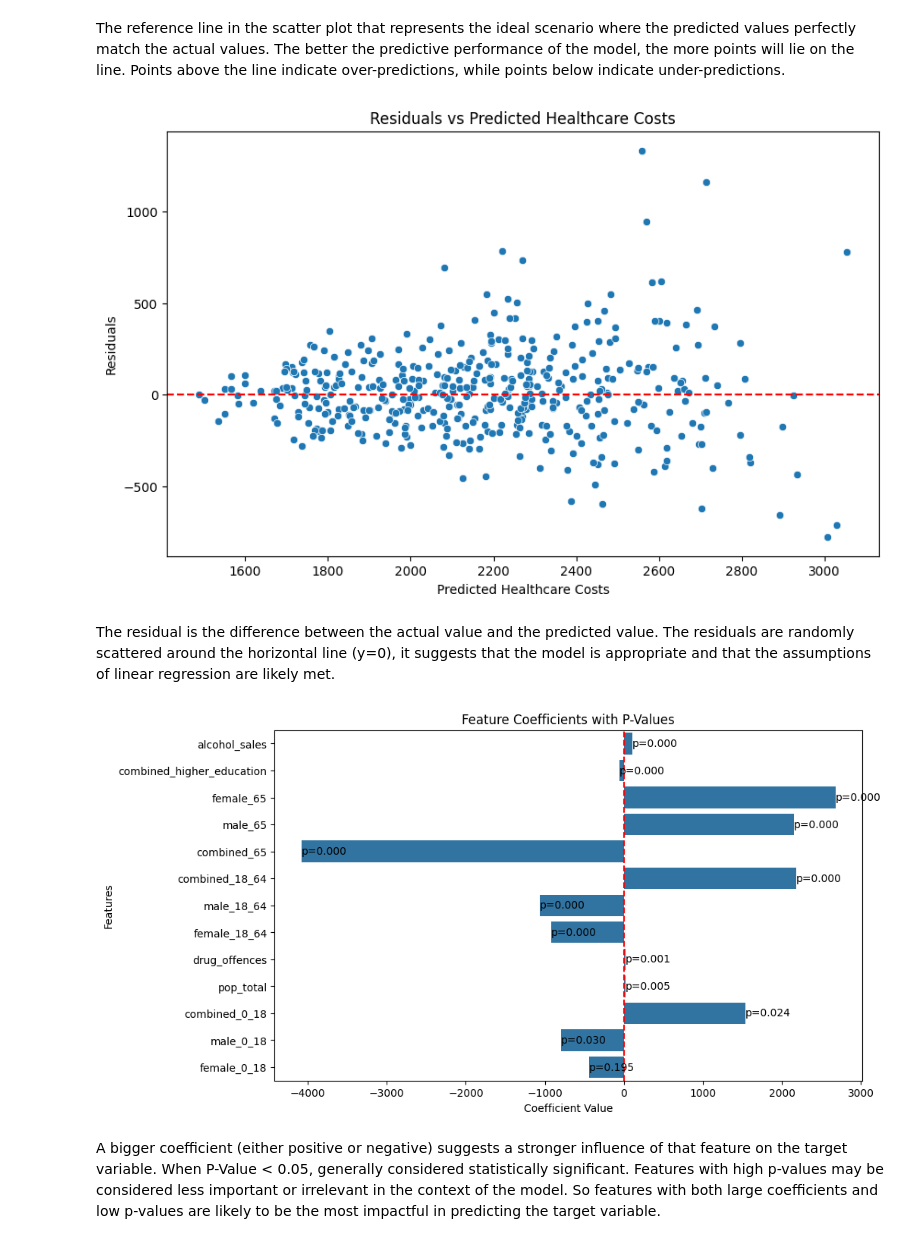
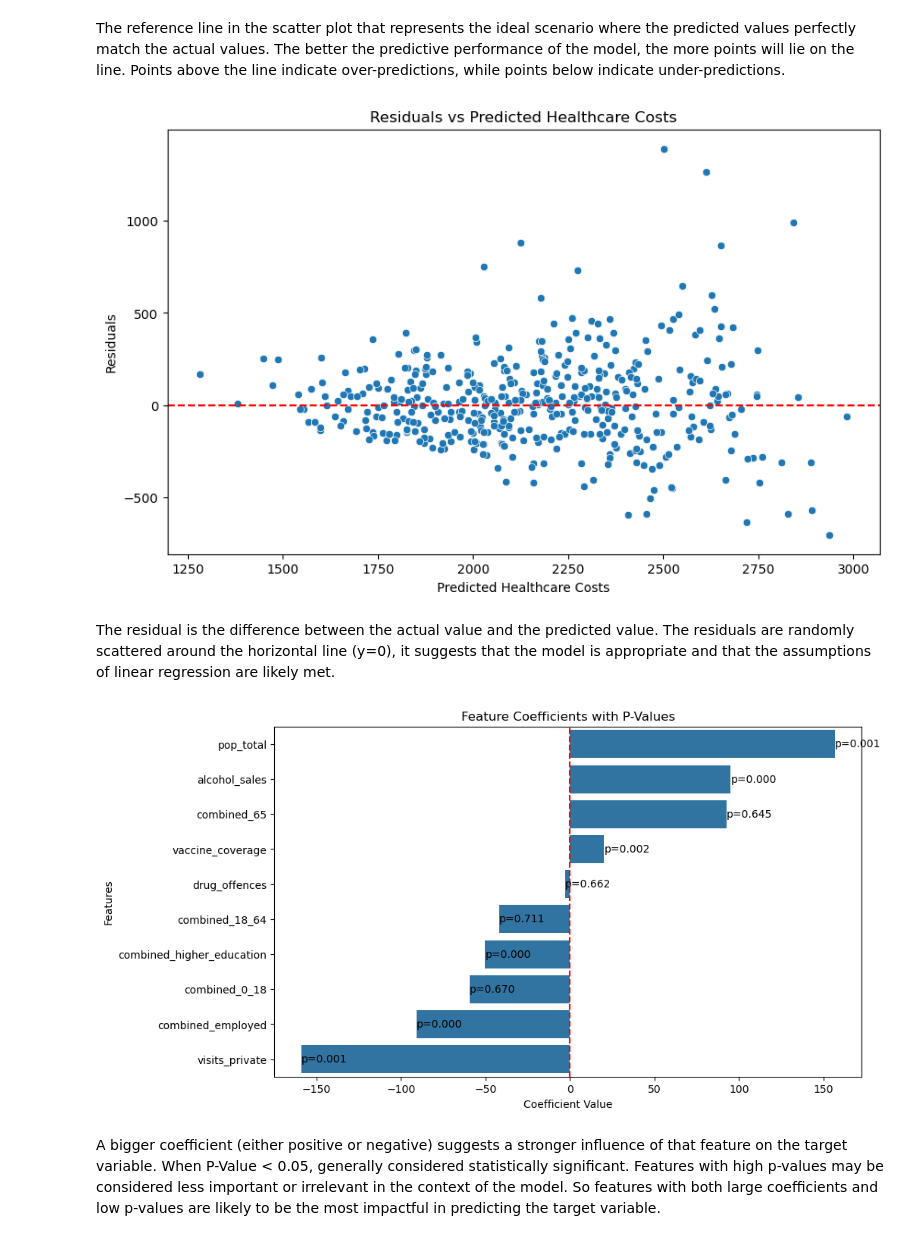
Before and after one commit to AnnaKuokkanen/DataScienceIntro, a Jupyter notebook: intro_to_data_project.ipynb, the cells around one changed output. Drawn from its saved outputs; the diff is of its cells as text; code cells hidden in the pictures.

```diff
--- a/intro_to_data_project.ipynb
+++ b/intro_to_data_project.ipynb
@@ -513,11 +516,15 @@ After data preprocessing, we use Linear Regression model and look at the p-value
 # %%
-# Standardize numerical data
+df = pd.read_csv("data/data_clean.csv")
+
+# Standardize numerical data, use predictors that are not gender-specific
 scaler = StandardScaler()
-numerical_features = ['drug_offences', 'alcohol_sales', 'combined_higher_education',
-                      'male_0_18', 'male_18_64', 'male_65',
-                      'female_0_18', 'female_18_64', 'female_65',
-                      'combined_0_18', 'combined_18_64', 'combined_65',
-                      'pop_total']
+numerical_features = ["vaccine_coverage","visits_private",
+                      "combined_employed",
+                      "drug_offences","alcohol_sales",
+                      "combined_higher_education",
+                      "combined_18_64",
+                      "combined_0_18","combined_65",
+                      "pop_total"]
 
 df[numerical_features] = scaler.fit_transform(df[numerical_features])
 
@@ -584,38 +591,38 @@ plt.xlabel('Predicted Healthcare Costs')
 plt.ylabel('Residuals')
 plt.show()
 # %% [output]
-[figure, old version]
+[figure, new version]
 # %% [markdown]
 The residual is the difference between the actual value and the predicted value. The residuals are randomly scattered around the horizontal line (y=0), it suggests that the model is appropriate and that the assumptions of linear regression are likely met.
 # %%
 # Plot coefficients and p-values
 coefficients = results.params[1:]  # Exclude the intercept
 p_values = results.pvalues[1:]  # Exclude the intercept p-value
 
 # Create a DataFrame for better handling
 coef_df = pd.DataFrame({
     'Feature': numerical_features,
     'Coefficient': coefficients,
     'P-Value': p_values
 })
 
 # Sort the DataFrame by P-Values for better visualization
-coef_df = coef_df.sort_values(by='P-Value', ascending=True)
+coef_df = coef_df.sort_values(by='Coefficient', ascending=False)
 
 plt.figure(figsize=(10, 6))
 sns.barplot(x='Coefficient', y='Feature', data=coef_df, legend=False)
 plt.title('Feature Coefficients with P-Values')
 plt.xlabel('Coefficient Value')
 plt.ylabel('Features')
 plt.axvline(0, color='red', linestyle='--')  # Add a vertical line at x=0 for reference
 
 # Annotate the bars with p-values
 for index, row in coef_df.iterrows():
     plt.text(row['Coefficient'], index, f'p={row["P-Value"]:.3f}',
              color='black', ha='left', va='center')
 
 plt.show()
 # %% [output]
-[figure, old version]
+[figure, new version]
 # %% [markdown]
 A bigger coefficient (either positive or negative) suggests a stronger influence of that feature on the target variable. When P-Value < 0.05, generally considered statistically significant. Features with high p-values may be considered less important or irrelevant in the context of the model. So features with both large coefficients and low p-values are likely to be the most impactful in predicting the target variable.
```
Also changed, not shown: parts of 15 cells of this notebook.
